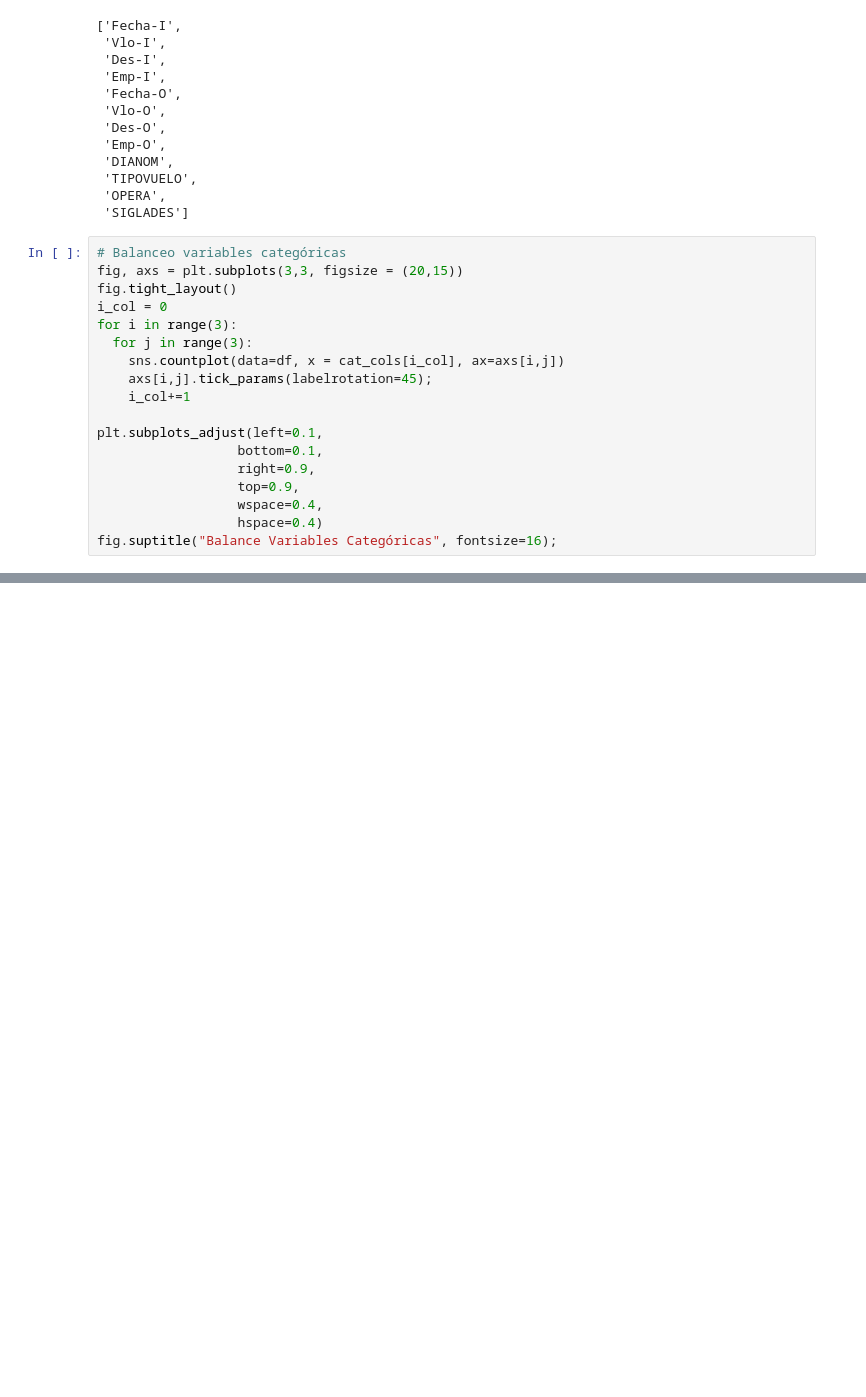
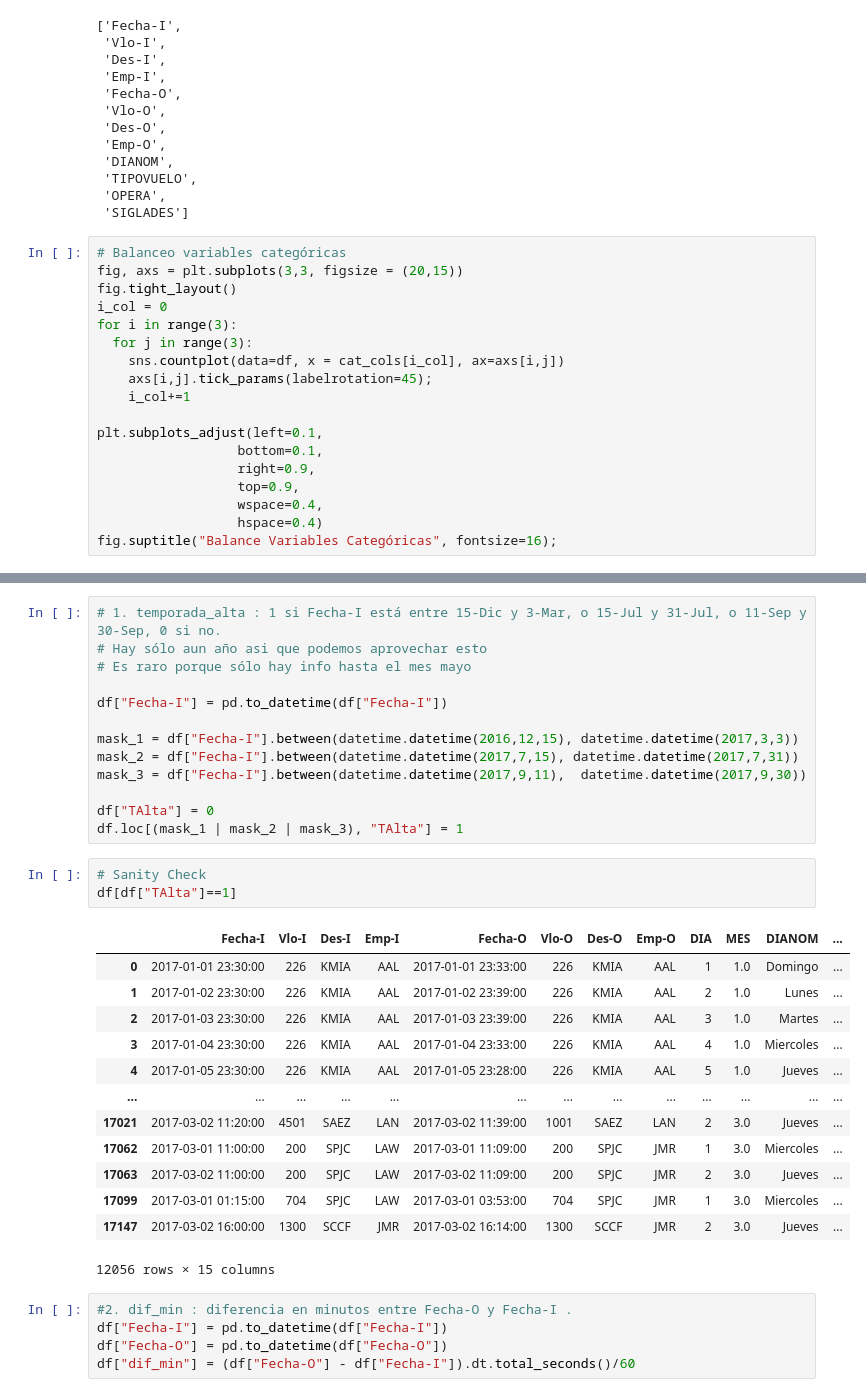
Before and after one commit to diegulio/Latam-Airlanes-Challenge, a Jupyter notebook: solution.ipynb, the cells around one changed output, grey strips where cells are left out. Cells and saved outputs as stored; diff of their text form; blank space fills up the shorter version.

```diff
--- a/solution.ipynb
+++ b/solution.ipynb
@@ -139,0 +164,35 @@ fig.suptitle("Balance Variables Categóricas", fontsize=16);
+# %%
+# 1. temporada_alta : 1 si Fecha-I está entre 15-Dic y 3-Mar, o 15-Jul y 31-Jul, o 11-Sep y 30-Sep, 0 si no.
+# Hay sólo aun año asi que podemos aprovechar esto
+# Es raro porque sólo hay info hasta el mes mayo
+
+df["Fecha-I"] = pd.to_datetime(df["Fecha-I"])
+
+mask_1 = df["Fecha-I"].between(datetime.datetime(2016,12,15), datetime.datetime(2017,3,3))
+mask_2 = df["Fecha-I"].between(datetime.datetime(2017,7,15), datetime.datetime(2017,7,31))
+mask_3 = df["Fecha-I"].between(datetime.datetime(2017,9,11),  datetime.datetime(2017,9,30))
+
+df["TAlta"] = 0
+df.loc[(mask_1 | mask_2 | mask_3), "TAlta"] = 1
+# %%
+# Sanity Check
+df[df["TAlta"]==1]
+# %% [output]
+|  | Fecha-I | Vlo-I | Des-I | Emp-I | Fecha-O | Vlo-O | Des-O | Emp-O | DIA | MES | DIANOM | ... |
+| 0 | 2017-01-01 23:30:00 | 226 | KMIA | AAL | 2017-01-01 23:33:00 | 226 | KMIA | AAL | 1 | 1.0 | Domingo | ... |
+| 1 | 2017-01-02 23:30:00 | 226 | KMIA | AAL | 2017-01-02 23:39:00 | 226 | KMIA | AAL | 2 | 1.0 | Lunes | ... |
+| 2 | 2017-01-03 23:30:00 | 226 | KMIA | AAL | 2017-01-03 23:39:00 | 226 | KMIA | AAL | 3 | 1.0 | Martes | ... |
+| 3 | 2017-01-04 23:30:00 | 226 | KMIA | AAL | 2017-01-04 23:33:00 | 226 | KMIA | AAL | 4 | 1.0 | Miercoles | ... |
+| 4 | 2017-01-05 23:30:00 | 226 | KMIA | AAL | 2017-01-05 23:28:00 | 226 | KMIA | AAL | 5 | 1.0 | Jueves | ... |
+| ... | ... | ... | ... | ... | ... | ... | ... | ... | ... | ... | ... | ... |
+| 17021 | 2017-03-02 11:20:00 | 4501 | SAEZ | LAN | 2017-03-02 11:39:00 | 1001 | SAEZ | LAN | 2 | 3.0 | Jueves | ... |
+| 17062 | 2017-03-01 11:00:00 | 200 | SPJC | LAW | 2017-03-01 11:09:00 | 200 | SPJC | JMR | 1 | 3.0 | Miercoles | ... |
+| 17063 | 2017-03-02 11:00:00 | 200 | SPJC | LAW | 2017-03-02 11:09:00 | 200 | SPJC | JMR | 2 | 3.0 | Jueves | ... |
+| 17099 | 2017-03-01 01:15:00 | 704 | SPJC | LAW | 2017-03-01 03:53:00 | 704 | SPJC | JMR | 1 | 3.0 | Miercoles | ... |
+| 17147 | 2017-03-02 16:00:00 | 1300 | SCCF | JMR | 2017-03-02 16:14:00 | 1300 | SCCF | JMR | 2 | 3.0 | Jueves | ... |
+12056 rows × 15 columns
+# %%
+#2. dif_min : diferencia en minutos entre Fecha-O y Fecha-I .
+df["Fecha-I"] = pd.to_datetime(df["Fecha-I"])
+df["Fecha-O"] = pd.to_datetime(df["Fecha-O"])
+df["dif_min"] = (df["Fecha-O"] - df["Fecha-I"]).dt.total_seconds()/60
```
Also changed, not shown: parts of 13 cells of this notebook.
